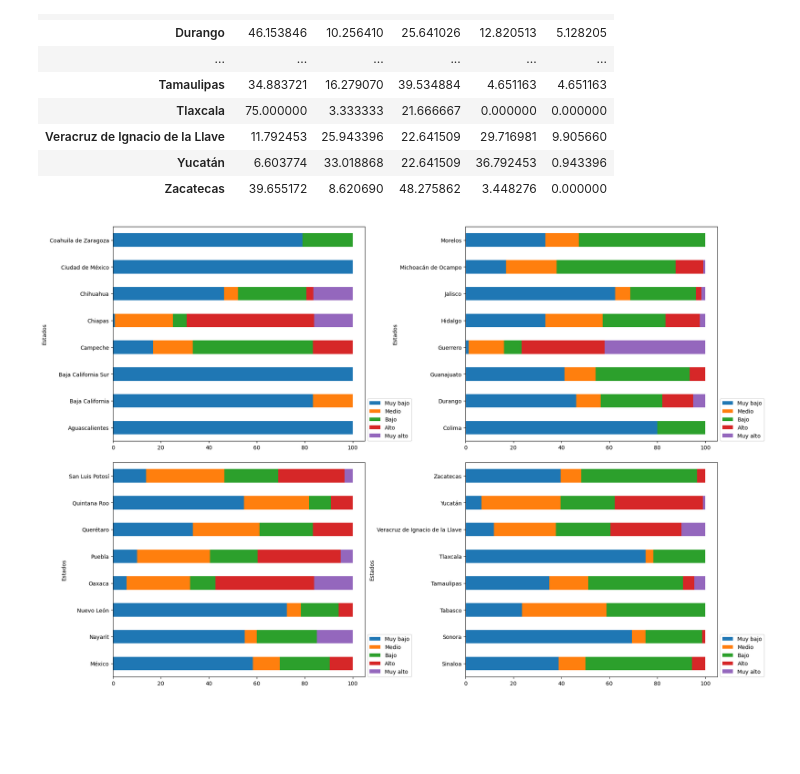
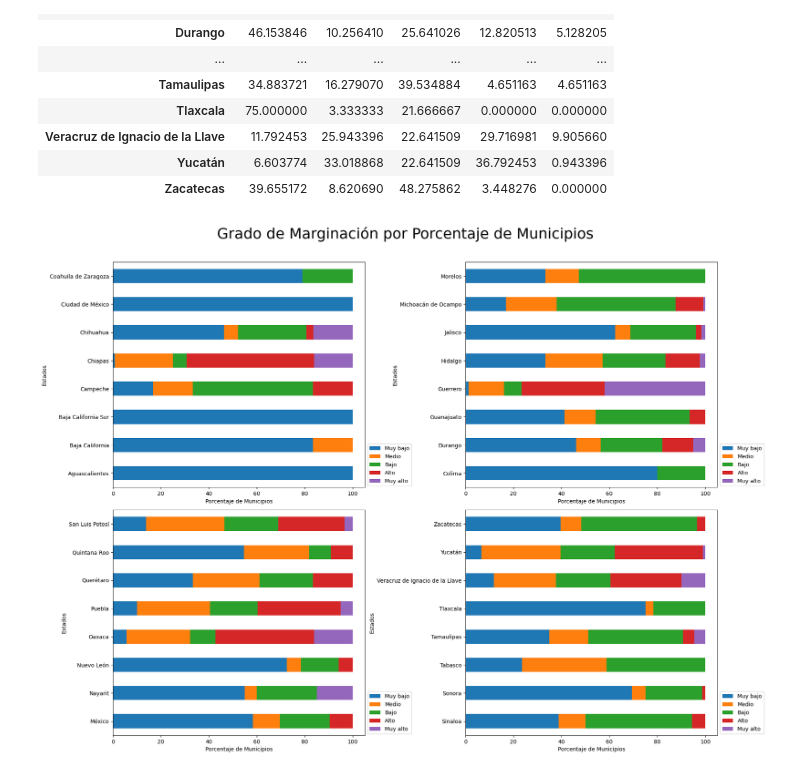
Before and after one commit to SolidTitanium/TrabajoFinalPrograMCD-GEFS, a Jupyter notebook: ProyectoProgramacionGEFS.ipynb, the cells around one changed output. Drawn from its saved outputs; the diff is of its cells as text; code cells hidden in the pictures; blank space fills up the shorter version.

```diff
--- a/ProyectoProgramacionGEFS.ipynb
+++ b/ProyectoProgramacionGEFS.ipynb
@@ -123,15 +142,21 @@ GB_estados
 | Yucatán | 6.603774 | 33.018868 | 22.641509 | 36.792453 | 0.943396 |
 | Zacatecas | 39.655172 | 8.620690 | 48.275862 | 3.448276 | 0.000000 |
 # %%
+# Inicializa la figura y define la geometría
 fig, axs = plt.subplot_mosaic([["TL", "TR"], ["BL", "BR"]])
 fig.set_size_inches(w = 20, h = 15)
-fig.subplots_adjust(wspace = 0.4, hspace = 0.1)
+fig.subplots_adjust(wspace = 0.4, hspace = 0.1, top = 0.92)
+fig.suptitle("Grado de Marginación por Porcentaje de Municipios", fontsize = 27)
 
+# Parte el dataframe a graficar en partes iguales
 split_GB_estados = np.array_split(GB_estados, 4)
 
+# Grafica cada parte
 for split, ax in zip(split_GB_estados, axs):
   split.plot(kind = "barh", stacked = True, ax = axs[ax]).legend(loc='center left',bbox_to_anchor=(1.0, 0.1))
+  axs[ax].set_xlabel("Porcentaje de Municipios")
 
-fig.show()
+# Guarda la figura (Comentado a propósito)
+# fig.savefig("../content/figuras/GM_2020_Estados_Mosaico.png")
 # %% [output]
-[figure, old version]
+[figure, new version]
```
Also changed, not shown: parts of 17 cells of this notebook.
